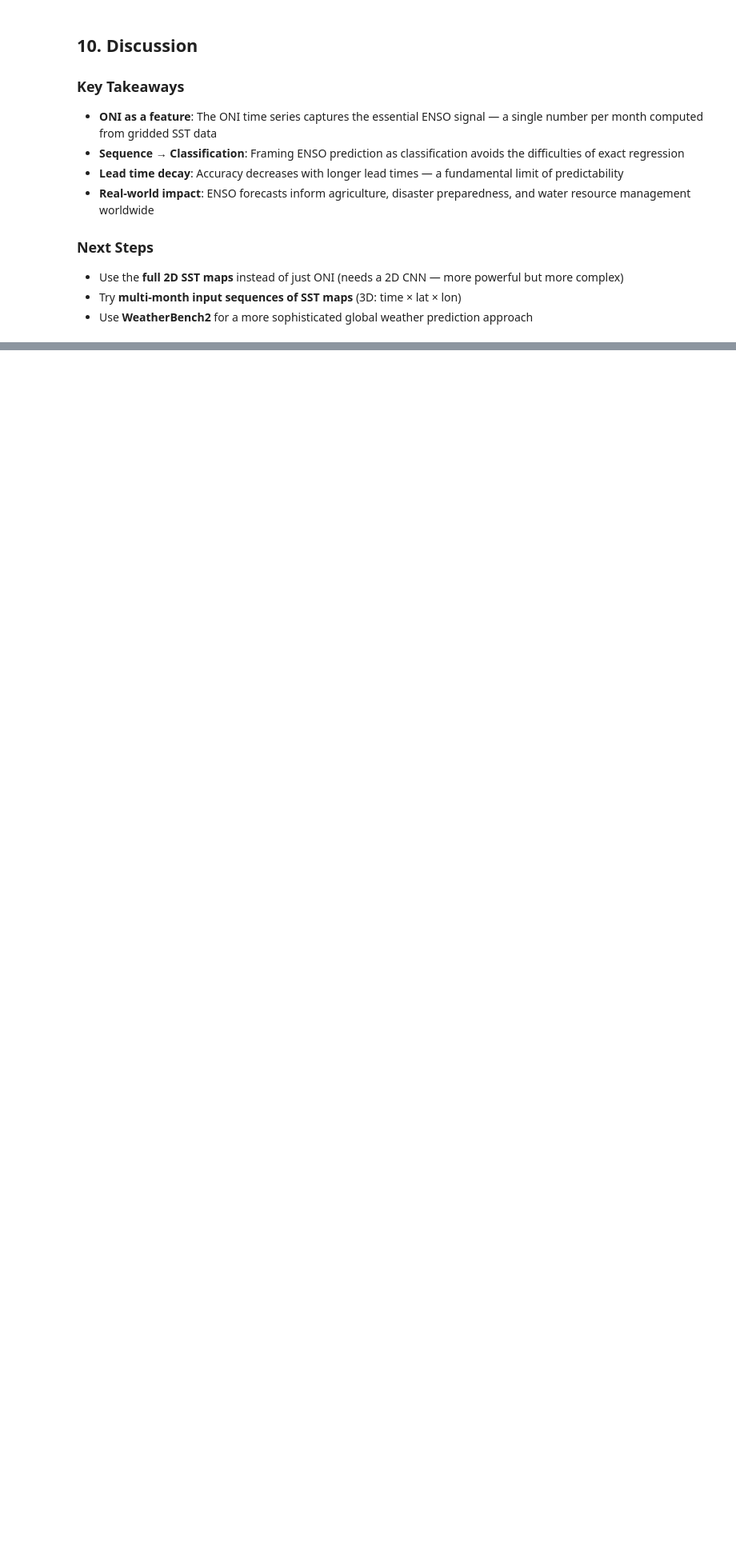
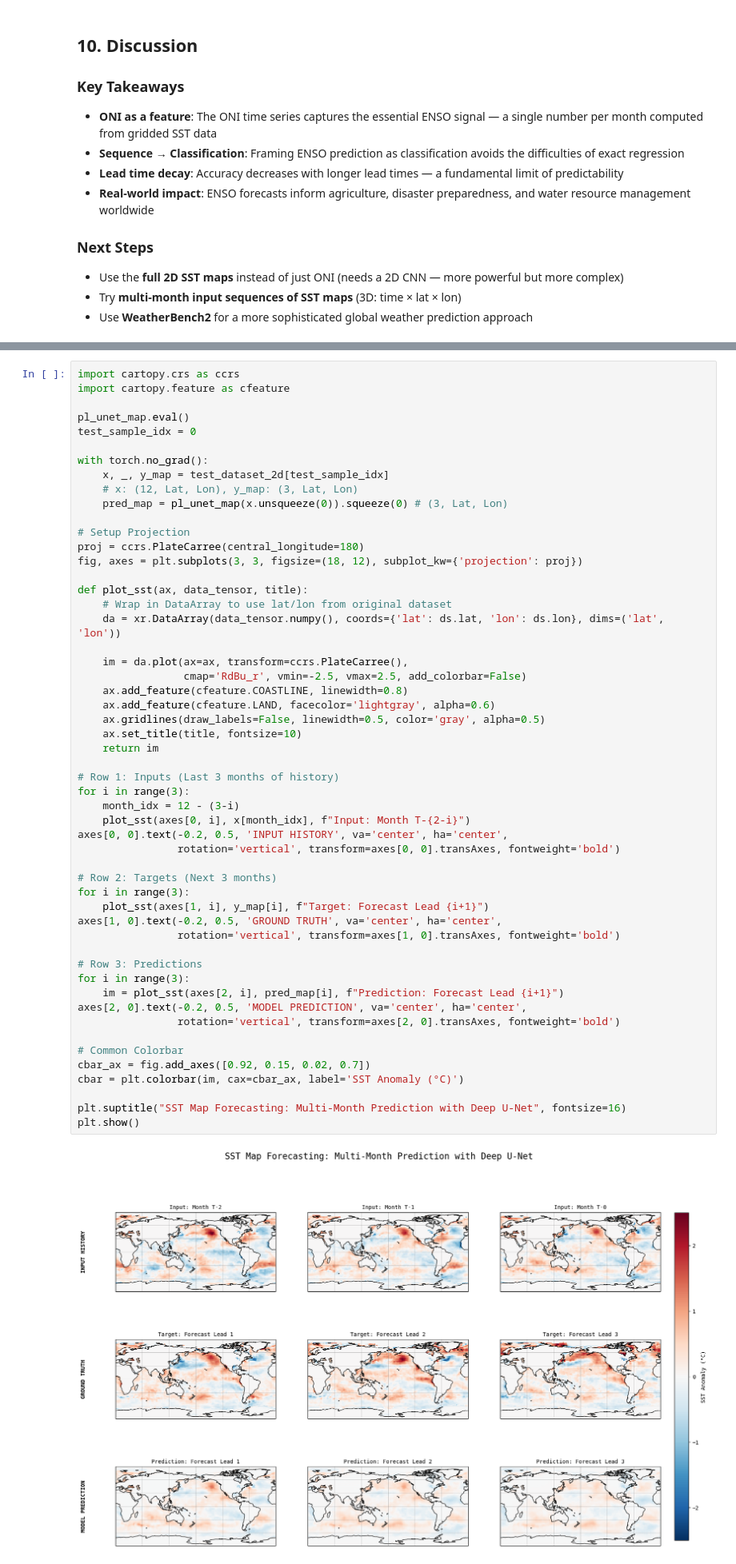
Before and after one commit to griverat/ai_wx_clim, a Jupyter notebook: Notebooks/Part2_ENSO_Prediction.ipynb, the cells around one changed output, grey strips where cells are left out. Shown at 80% size. Saved outputs shown, nothing was run; the diff lists cells and outputs as text; blank space fills up the shorter version.

```diff
--- a/Notebooks/Part2_ENSO_Prediction.ipynb
+++ b/Notebooks/Part2_ENSO_Prediction.ipynb
@@ -404,0 +1013,55 @@ for i in range(N_LEADS):
+# %%
+import cartopy.crs as ccrs
+import cartopy.feature as cfeature
+
+pl_unet_map.eval()
+test_sample_idx = 0
+
+with torch.no_grad():
+    x, _, y_map = test_dataset_2d[test_sample_idx]
+    # x: (12, Lat, Lon), y_map: (3, Lat, Lon)
+    pred_map = pl_unet_map(x.unsqueeze(0)).squeeze(0) # (3, Lat, Lon)
+
+# Setup Projection
+proj = ccrs.PlateCarree(central_longitude=180)
+fig, axes = plt.subplots(3, 3, figsize=(18, 12), subplot_kw={'projection': proj})
+
+def plot_sst(ax, data_tensor, title):
+    # Wrap in DataArray to use lat/lon from original dataset
+    da = xr.DataArray(data_tensor.numpy(), coords={'lat': ds.lat, 'lon': ds.lon}, dims=('lat', 'lon'))
+
+    im = da.plot(ax=ax, transform=ccrs.PlateCarree(),
+                 cmap='RdBu_r', vmin=-2.5, vmax=2.5, add_colorbar=False)
+    ax.add_feature(cfeature.COASTLINE, linewidth=0.8)
+    ax.add_feature(cfeature.LAND, facecolor='lightgray', alpha=0.6)
+    ax.gridlines(draw_labels=False, linewidth=0.5, color='gray', alpha=0.5)
+    ax.set_title(title, fontsize=10)
+    return im
+
+# Row 1: Inputs (Last 3 months of history)
+for i in range(3):
+    month_idx = 12 - (3-i)
+    plot_sst(axes[0, i], x[month_idx], f"Input: Month T-{2-i}")
+axes[0, 0].text(-0.2, 0.5, 'INPUT HISTORY', va='center', ha='center',
+                rotation='vertical', transform=axes[0, 0].transAxes, fontweight='bold')
+
+# Row 2: Targets (Next 3 months)
+for i in range(3):
+    plot_sst(axes[1, i], y_map[i], f"Target: Forecast Lead {i+1}")
+axes[1, 0].text(-0.2, 0.5, 'GROUND TRUTH', va='center', ha='center',
+                rotation='vertical', transform=axes[1, 0].transAxes, fontweight='bold')
+
+# Row 3: Predictions
+for i in range(3):
+    im = plot_sst(axes[2, i], pred_map[i], f"Prediction: Forecast Lead {i+1}")
+axes[2, 0].text(-0.2, 0.5, 'MODEL PREDICTION', va='center', ha='center',
+                rotation='vertical', transform=axes[2, 0].transAxes, fontweight='bold')
+
+# Common Colorbar
+cbar_ax = fig.add_axes([0.92, 0.15, 0.02, 0.7])
+cbar = plt.colorbar(im, cax=cbar_ax, label='SST Anomaly (°C)')
+
+plt.suptitle("SST Map Forecasting: Multi-Month Prediction with Deep U-Net", fontsize=16)
+plt.show()
+# %% [output]
+[figure, added]
```
Also changed, not shown: parts of 29 cells of this notebook.
